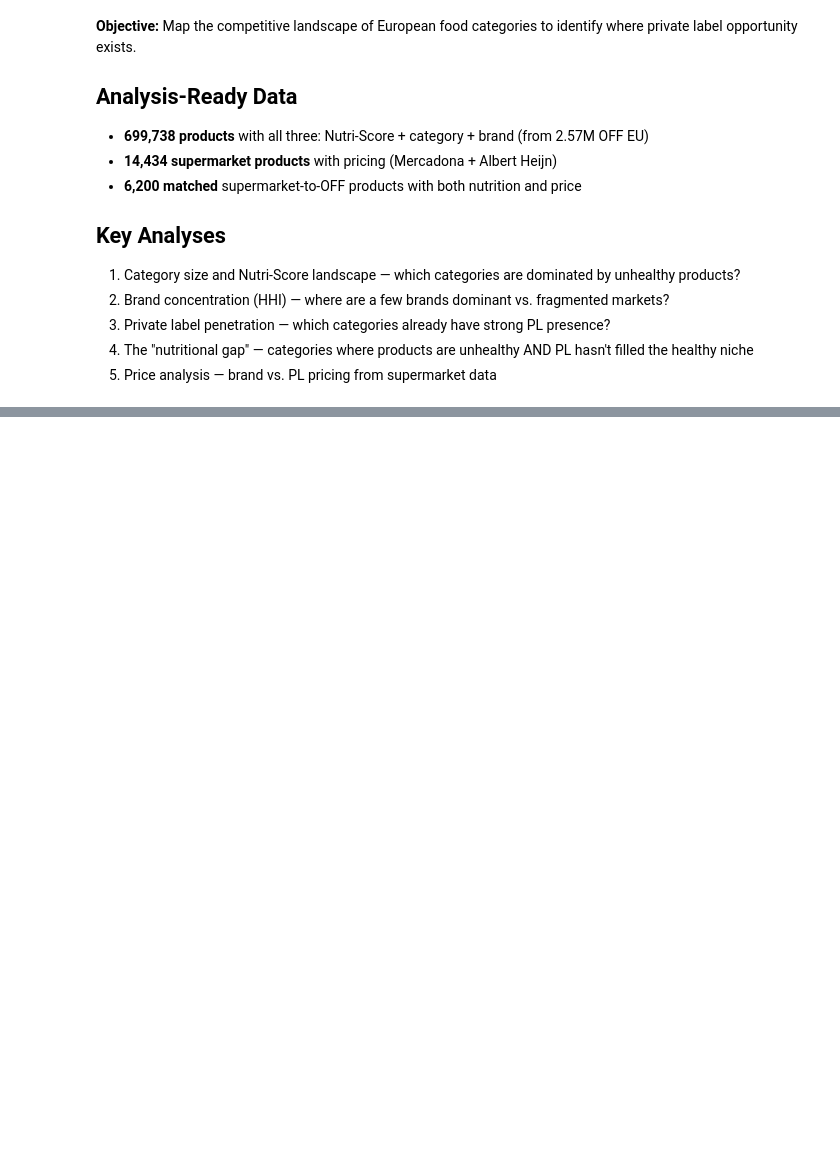
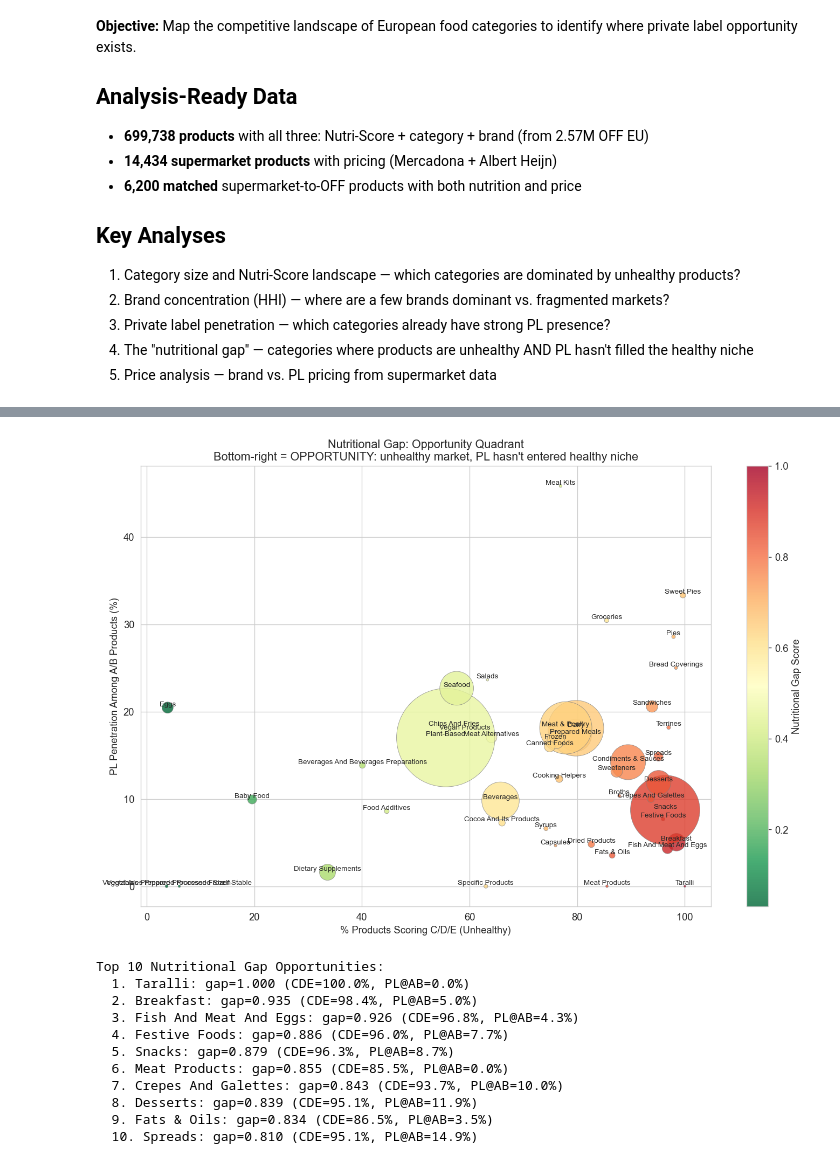
Before and after one commit to DrPrettyman/PrivateLabelOpportunities, a Jupyter notebook: notebooks/03_eda_category_landscape.ipynb, the cells around one changed output, grey strips where cells are left out. Saved outputs shown, nothing was run; the diff lists cells and outputs as text; code cells hidden in the pictures; blank space fills up the shorter version.

```diff
--- a/notebooks/03_eda_category_landscape.ipynb
+++ b/notebooks/03_eda_category_landscape.ipynb
@@ -38,0 +210,54 @@ sns.set_style("whitegrid")
+# %%
+# Build the nutritional gap metric
+gap_df = landscape[['category_l1', 'pct_grade_cde']].merge(
+    pl_pen_ab[['category_l1', 'pl_penetration_ab']], on='category_l1', how='left'
+)
+gap_df['pl_penetration_ab'] = gap_df['pl_penetration_ab'].fillna(0)
+gap_df['nutritional_gap'] = gap_df['pct_grade_cde'] * (1 - gap_df['pl_penetration_ab'])
+gap_df = gap_df.sort_values('nutritional_gap', ascending=False)
+
+# Scatter plot: % unhealthy vs PL penetration at A+B
+fig, ax = plt.subplots(figsize=(12, 8))
+scatter = ax.scatter(
+    gap_df['pct_grade_cde'] * 100,
+    gap_df['pl_penetration_ab'] * 100,
+    s=cat_sizes.reindex(gap_df['category_l1']).values / 20,
+    c=gap_df['nutritional_gap'],
+    cmap='RdYlGn_r',
+    alpha=0.8,
+    edgecolors='gray',
+    linewidth=0.5,
+)
+
+for _, row in gap_df.iterrows():
+    ax.annotate(
+        row['category_l1'],
+        (row['pct_grade_cde'] * 100, row['pl_penetration_ab'] * 100),
+        fontsize=8, ha='center', va='bottom',
+    )
+
+ax.set_xlabel('% Products Scoring C/D/E (Unhealthy)')
+ax.set_ylabel('PL Penetration Among A/B Products (%)')
+ax.set_title('Nutritional Gap: Opportunity Quadrant\nBottom-right = OPPORTUNITY: unhealthy market, PL hasn\'t entered healthy niche')
+plt.colorbar(scatter, label='Nutritional Gap Score', ax=ax)
+plt.tight_layout()
+plt.savefig(RESULTS_DIR / 'nutritional_gap_quadrant.png', bbox_inches='tight', dpi=150)
+plt.show()
+
+print('\nTop 10 Nutritional Gap Opportunities:')
+for i, (_, row) in enumerate(gap_df.head(10).iterrows(), 1):
+    print(f"  {i}. {row['category_l1']}: gap={row['nutritional_gap']:.3f} "
+          f"(CDE={row['pct_grade_cde']:.1%}, PL@AB={row['pl_penetration_ab']:.1%})")
+# %% [output]
+[figure, added]
+Top 10 Nutritional Gap Opportunities:
+  1. Taralli: gap=1.000 (CDE=100.0%, PL@AB=0.0%)
+  2. Breakfast: gap=0.935 (CDE=98.4%, PL@AB=5.0%)
+  3. Fish And Meat And Eggs: gap=0.926 (CDE=96.8%, PL@AB=4.3%)
+  4. Festive Foods: gap=0.886 (CDE=96.0%, PL@AB=7.7%)
+  5. Snacks: gap=0.879 (CDE=96.3%, PL@AB=8.7%)
+  6. Meat Products: gap=0.855 (CDE=85.5%, PL@AB=0.0%)
+  7. Crepes And Galettes: gap=0.843 (CDE=93.7%, PL@AB=10.0%)
+  8. Desserts: gap=0.839 (CDE=95.1%, PL@AB=11.9%)
+  9. Fats & Oils: gap=0.834 (CDE=86.5%, PL@AB=3.5%)
+  10. Spreads: gap=0.810 (CDE=95.1%, PL@AB=14.9%)
```
Also changed, not shown: parts of 14 cells of this notebook, 3 other files.
